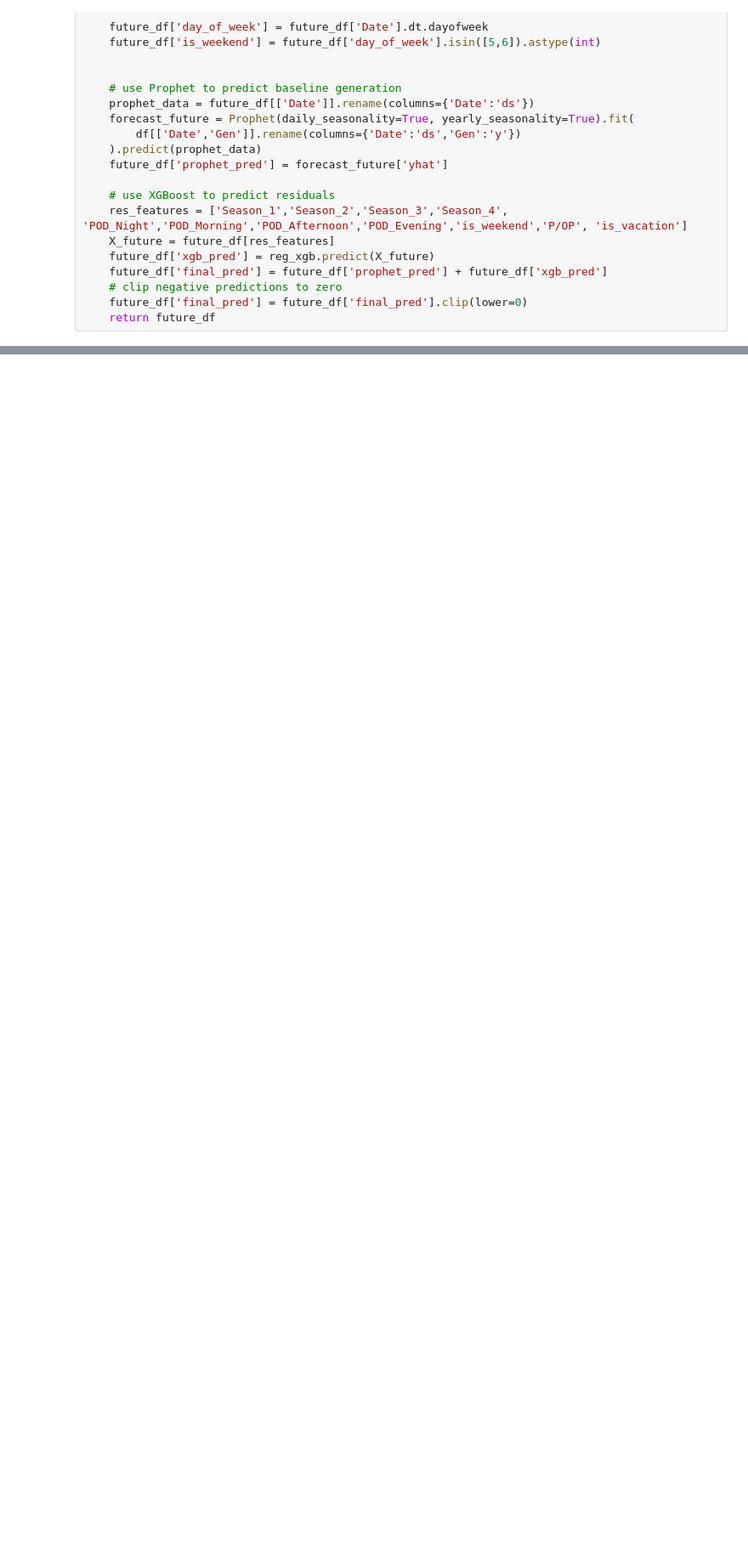
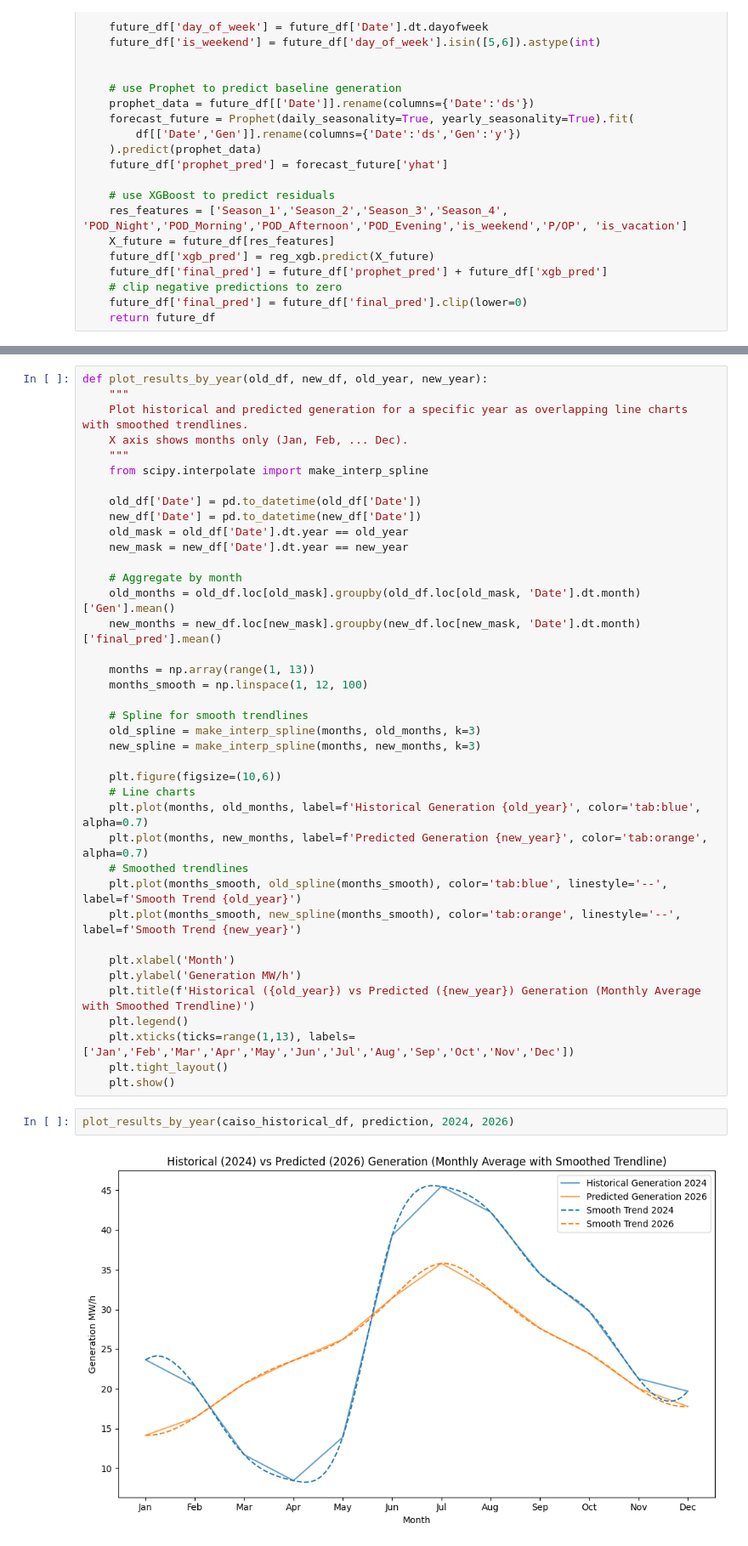
Before and after one commit to anupbhowmik/avangrid-runtime-error, a Jupyter notebook: notebooks/valuation-model.ipynb, the cells around one changed output, grey strips where cells are left out. Shown at 85% size. Drawn from its saved outputs; the diff is of its cells as text; blank space fills up the shorter version.

```diff
--- a/notebooks/valuation-model.ipynb
+++ b/notebooks/valuation-model.ipynb
@@ -158,0 +172,43 @@ prediction
+# %%
+def plot_results_by_year(old_df, new_df, old_year, new_year):
+    """
+    Plot historical and predicted generation for a specific year as overlapping line charts with smoothed trendlines.
+    X axis shows months only (Jan, Feb, ... Dec).
+    """
+    from scipy.interpolate import make_interp_spline
+
+    old_df['Date'] = pd.to_datetime(old_df['Date'])
+    new_df['Date'] = pd.to_datetime(new_df['Date'])
+    old_mask = old_df['Date'].dt.year == old_year
+    new_mask = new_df['Date'].dt.year == new_year
+
+    # Aggregate by month
+    old_months = old_df.loc[old_mask].groupby(old_df.loc[old_mask, 'Date'].dt.month)['Gen'].mean()
+    new_months = new_df.loc[new_mask].groupby(new_df.loc[new_mask, 'Date'].dt.month)['final_pred'].mean()
+
+    months = np.array(range(1, 13))
+    months_smooth = np.linspace(1, 12, 100)
+
+    # Spline for smooth trendlines
+    old_spline = make_interp_spline(months, old_months, k=3)
+    new_spline = make_interp_spline(months, new_months, k=3)
+
+    plt.figure(figsize=(10,6))
+    # Line charts
+    plt.plot(months, old_months, label=f'Historical Generation {old_year}', color='tab:blue', alpha=0.7)
+    plt.plot(months, new_months, label=f'Predicted Generation {new_year}', color='tab:orange', alpha=0.7)
+    # Smoothed trendlines
+    plt.plot(months_smooth, old_spline(months_smooth), color='tab:blue', linestyle='--', label=f'Smooth Trend {old_year}')
+    plt.plot(months_smooth, new_spline(months_smooth), color='tab:orange', linestyle='--', label=f'Smooth Trend {new_year}')
+
+    plt.xlabel('Month')
+    plt.ylabel('Generation MW/h')
+    plt.title(f'Historical ({old_year}) vs Predicted ({new_year}) Generation (Monthly Average with Smoothed Trendline)')
+    plt.legend()
+    plt.xticks(ticks=range(1,13), labels=['Jan','Feb','Mar','Apr','May','Jun','Jul','Aug','Sep','Oct','Nov','Dec'])
+    plt.tight_layout()
+    plt.show()
+# %%
+plot_results_by_year(caiso_historical_df, prediction, 2024, 2026)
+# %% [output]
+[figure, added]
```
Also changed, not shown: parts of 9 cells of this notebook, 1 other file.
